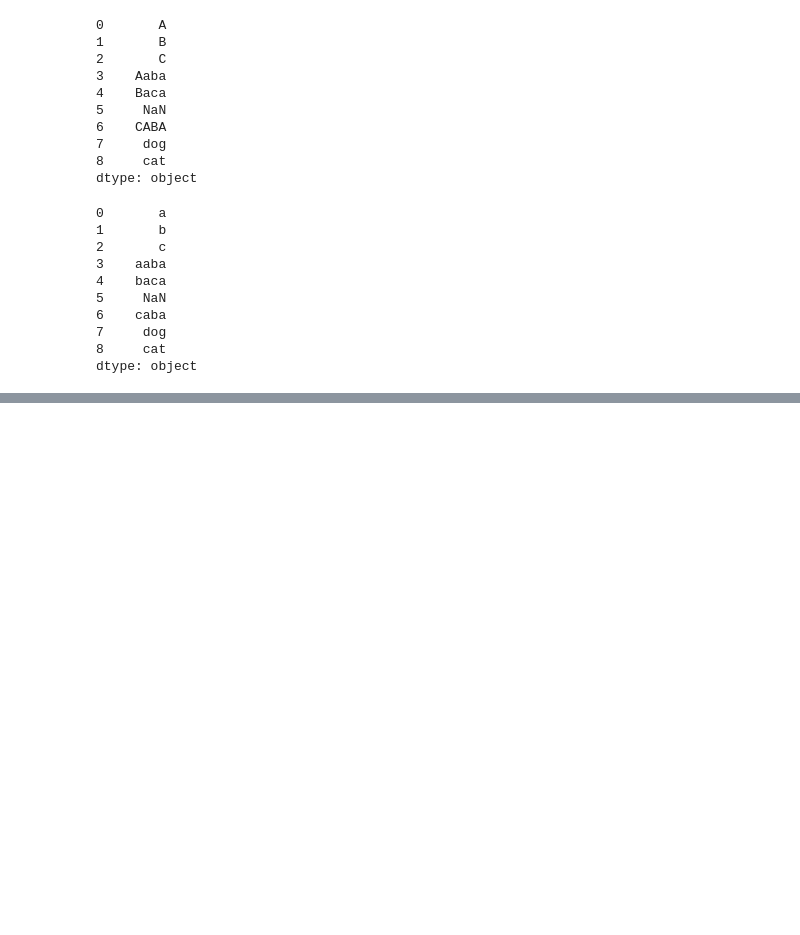
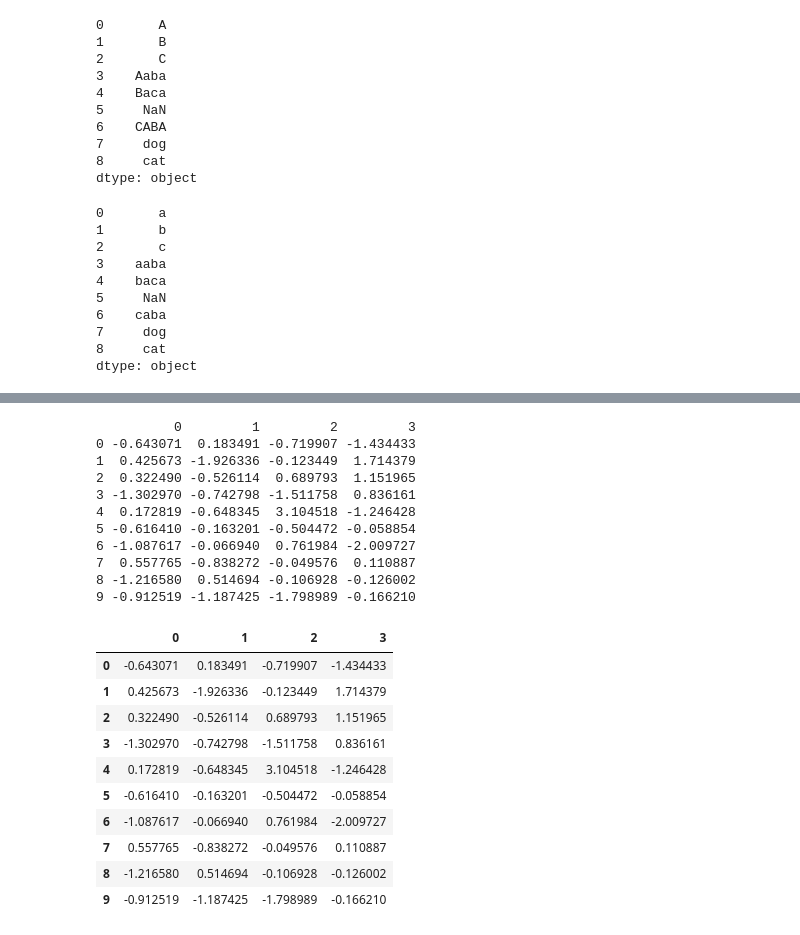
Before and after one commit to hanna-joo/Edu_BigData, a Jupyter notebook: python_edu/pandas_basic.ipynb, the cells around one changed output, grey strips where cells are left out. Saved outputs shown, nothing was run; the diff lists cells and outputs as text; code cells hidden in the pictures; blank space fills up the shorter version.

```diff
--- a/python_edu/pandas_basic.ipynb
+++ b/python_edu/pandas_basic.ipynb
@@ -558,0 +564,29 @@ dtype: object
+# %%
+df = pd.DataFrame(np.random.randn(10, 4))
+print(df)
+# 데이터 프레임 여러 조각으로 쪼개기
+pieces = [df[:3],df[3:7],df[7:]]
+pd.concat(pieces)
+# %% [output]
+          0         1         2         3
+0 -0.643071  0.183491 -0.719907 -1.434433
+1  0.425673 -1.926336 -0.123449  1.714379
+2  0.322490 -0.526114  0.689793  1.151965
+3 -1.302970 -0.742798 -1.511758  0.836161
+4  0.172819 -0.648345  3.104518 -1.246428
+5 -0.616410 -0.163201 -0.504472 -0.058854
+6 -1.087617 -0.066940  0.761984 -2.009727
+7  0.557765 -0.838272 -0.049576  0.110887
+8 -1.216580  0.514694 -0.106928 -0.126002
+9 -0.912519 -1.187425 -1.798989 -0.166210
+|  | 0 | 1 | 2 | 3 |
+| 0 | -0.643071 | 0.183491 | -0.719907 | -1.434433 |
+| 1 | 0.425673 | -1.926336 | -0.123449 | 1.714379 |
+| 2 | 0.322490 | -0.526114 | 0.689793 | 1.151965 |
+| 3 | -1.302970 | -0.742798 | -1.511758 | 0.836161 |
+| 4 | 0.172819 | -0.648345 | 3.104518 | -1.246428 |
+| 5 | -0.616410 | -0.163201 | -0.504472 | -0.058854 |
+| 6 | -1.087617 | -0.066940 | 0.761984 | -2.009727 |
+| 7 | 0.557765 | -0.838272 | -0.049576 | 0.110887 |
+| 8 | -1.216580 | 0.514694 | -0.106928 | -0.126002 |
+| 9 | -0.912519 | -1.187425 | -1.798989 | -0.166210 |
```
Also changed, not shown: parts of 50 cells of this notebook.
